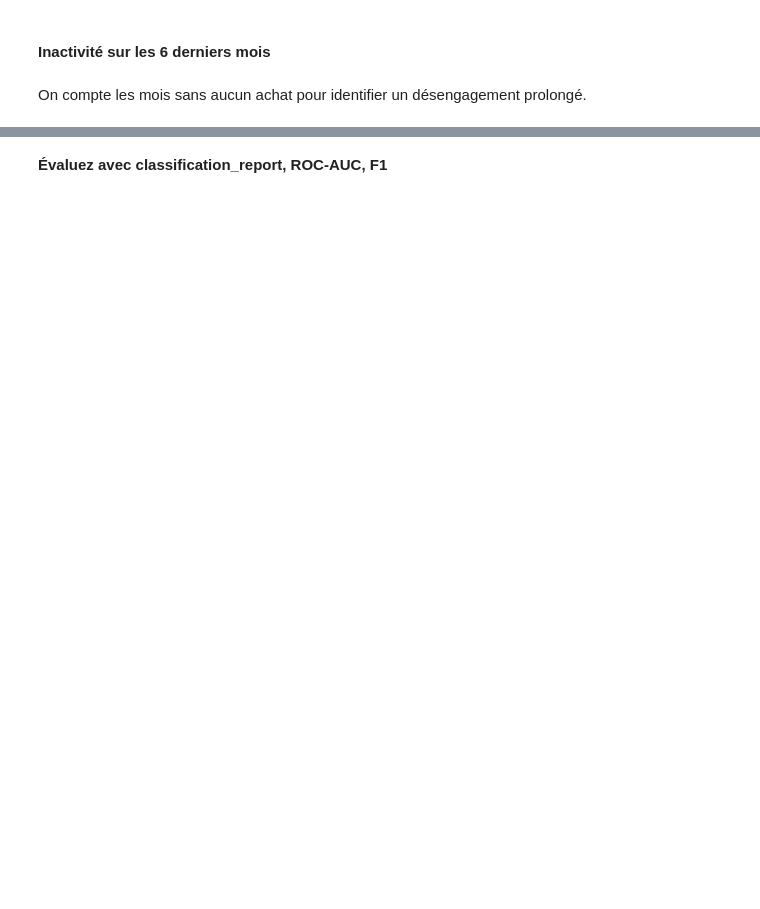
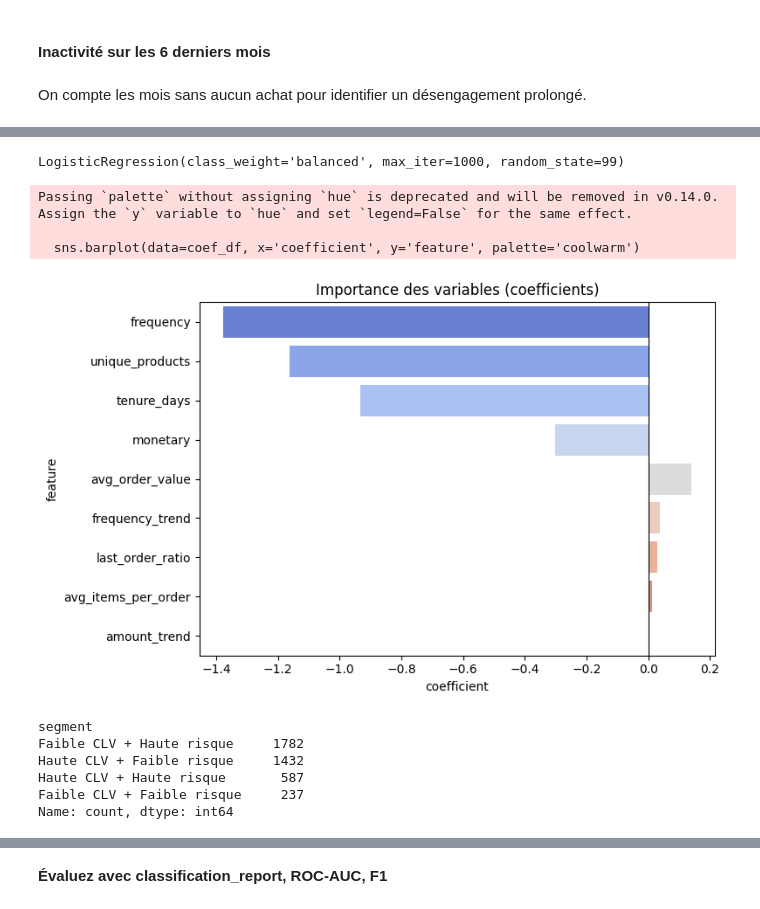
Before and after one commit to fds-imane/Data_Marketing, a Jupyter notebook: data_marketing_part_4.ipynb, the cells around one changed output, grey strips where cells are left out. Cells and saved outputs as stored; diff of their text form; code cells hidden in the pictures; blank space fills up the shorter version.

```diff
--- a/data_marketing_part_4.ipynb
+++ b/data_marketing_part_4.ipynb
@@ -575,0 +626,67 @@ shap.dependence_plot("freq_trend", shap_values, X)
+# %%
+# Etape 3
+from sklearn.model_selection import train_test_split
+from sklearn.preprocessing import StandardScaler
+from sklearn.linear_model import LogisticRegression
+from sklearn.metrics import precision_recall_curve, average_precision_score
+from sklearn.metrics import roc_curve, roc_auc_score
+from sklearn.metrics import f1_score
+
+
+features = ['frequency', 'monetary', 'tenure_days',
+                 'avg_items_per_order', 'unique_products',
+                 'avg_order_value',
+                 'frequency_trend', 'amount_trend', 'last_order_ratio']
+
+X = df_features_clean[features].copy()
+X = X.replace([np.inf, -np.inf], np.nan)
+X = X.fillna(X.median())
+
+y = df_features_clean['churn']
+
+X_train, X_test, y_train, y_test = train_test_split(X, y, test_size=0.2, random_state=42, stratify=y)
+
+scaler = StandardScaler()
+X_train_scaled = scaler.fit_transform(X_train)
+X_test_scaled = scaler.transform(X_test)
+# %%
+model = LogisticRegression(class_weight='balanced', max_iter=1000, random_state=99)
+model.fit(X_train_scaled, y_train)
+# %% [output]
+LogisticRegression(class_weight='balanced', max_iter=1000, random_state=99)
+# %%
+coef_df = pd.DataFrame({
+    'feature': features,
+    'coefficient': model.coef_[0]
+}).sort_values('coefficient', key=abs, ascending=False)
+
+plt.figure(figsize=(8, 5))
+sns.barplot(data=coef_df, x='coefficient', y='feature', palette='coolwarm')
+plt.title("Importance des variables (coefficients)")
+plt.axvline(0, color='black', linewidth=0.8)
+plt.tight_layout()
+plt.show()
+# %% [output]
+Passing `palette` without assigning `hue` is deprecated and will be removed in v0.14.0. Assign the `y` variable to `hue` and set `legend=False` for the same effect.
+
+  sns.barplot(data=coef_df, x='coefficient', y='feature', palette='coolwarm')
+[figure, added]
+# %%
+retention_df = X_test.copy()
+y_proba = model.predict_proba(X_test_scaled)[:, 1]
+retention_df['churn_proba'] = y_proba
+clv_median = retention_df['monetary'].median()
+
+retention_df['segment'] = 'Faible CLV + Faible risque'
+retention_df.loc[(retention_df['monetary'] >= clv_median) & (retention_df['churn_proba'] >= 0.5), 'segment'] = 'Haute CLV + Haute risque'
+retention_df.loc[(retention_df['monetary'] >= clv_median) & (retention_df['churn_proba'] < 0.5), 'segment'] = 'Haute CLV + Faible risque'
+retention_df.loc[(retention_df['monetary'] < clv_median) & (retention_df['churn_proba'] >= 0.5), 'segment'] = 'Faible CLV + Haute risque'
+
+print(retention_df['segment'].value_counts())
+# %% [output]
+segment
+Faible CLV + Haute risque     1782
+Haute CLV + Faible risque     1432
+Haute CLV + Haute risque       587
+Faible CLV + Faible risque     237
+Name: count, dtype: int64
```
Also changed, not shown: parts of 104 cells of this notebook.
